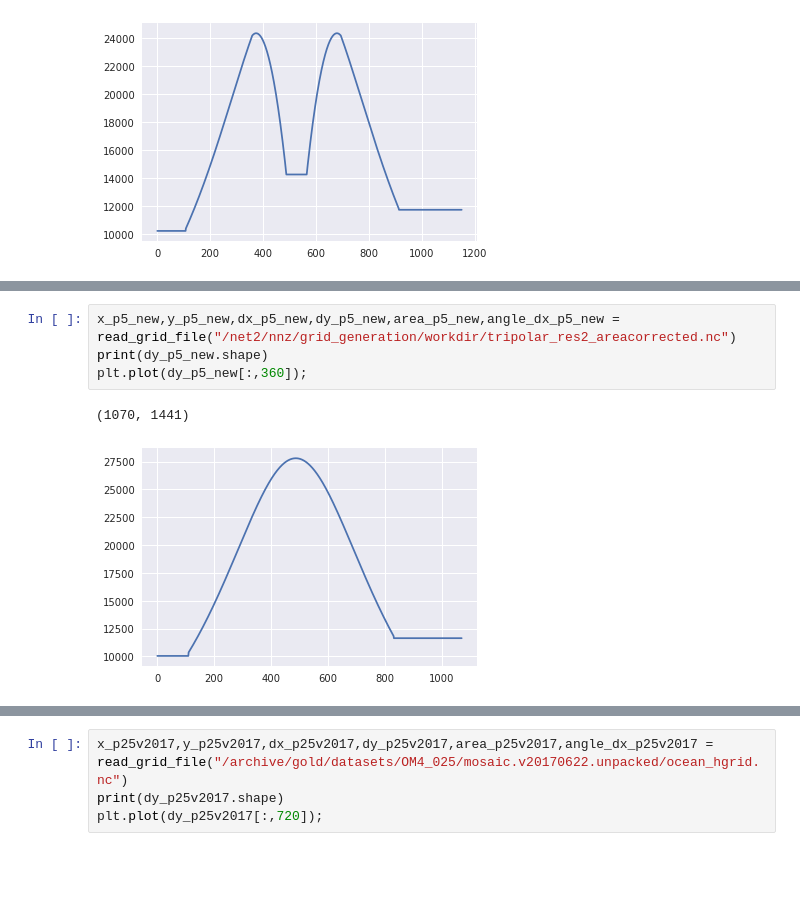
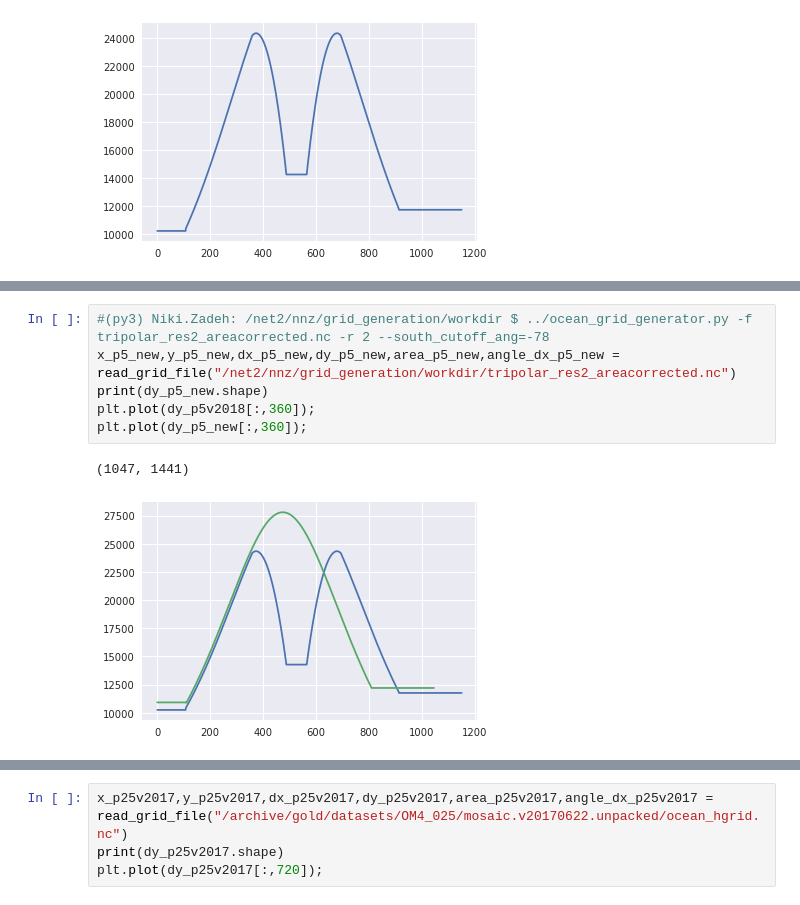
Before and after one commit to nikizadehgfdl/grid_generation, a Jupyter notebook: jupynotebooks/inspect_grid_file.ipynb, the cells around one changed output, grey strips where cells are left out. Cells and saved outputs as stored; diff of their text form; blank space fills up the shorter version.

```diff
--- a/jupynotebooks/inspect_grid_file.ipynb
+++ b/jupynotebooks/inspect_grid_file.ipynb
@@ -52,7 +72,9 @@ plt.plot(dy_p5v2018[:,360]);
 # %%
+#(py3) Niki.Zadeh: /net2/nnz/grid_generation/workdir $ ../ocean_grid_generator.py -f tripolar_res2_areacorrected.nc -r 2 --south_cutoff_ang=-78
 x_p5_new,y_p5_new,dx_p5_new,dy_p5_new,area_p5_new,angle_dx_p5_new = read_grid_file("/net2/nnz/grid_generation/workdir/tripolar_res2_areacorrected.nc")
 print(dy_p5_new.shape)
+plt.plot(dy_p5v2018[:,360]);
 plt.plot(dy_p5_new[:,360]);
 # %% [output]
-(1070, 1441)
+(1047, 1441)
-[figure, old version]
+[figure, new version]
```
Also changed, not shown: parts of 11 cells of this notebook, 3 other files.
